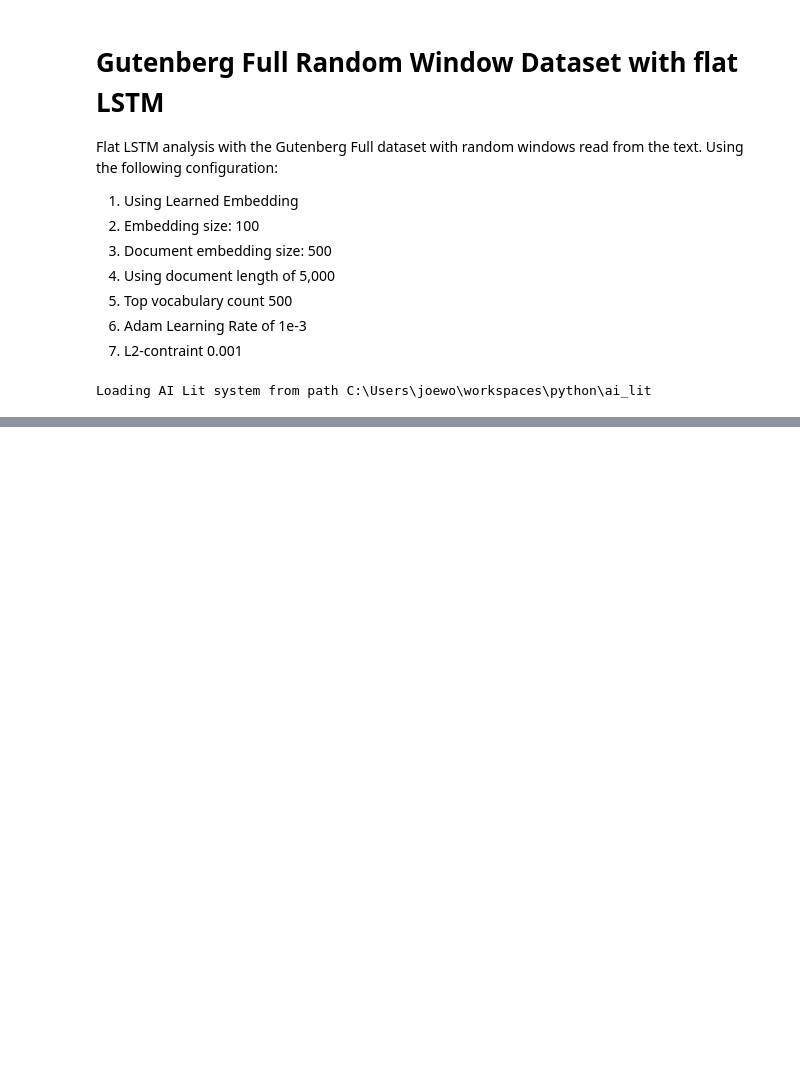
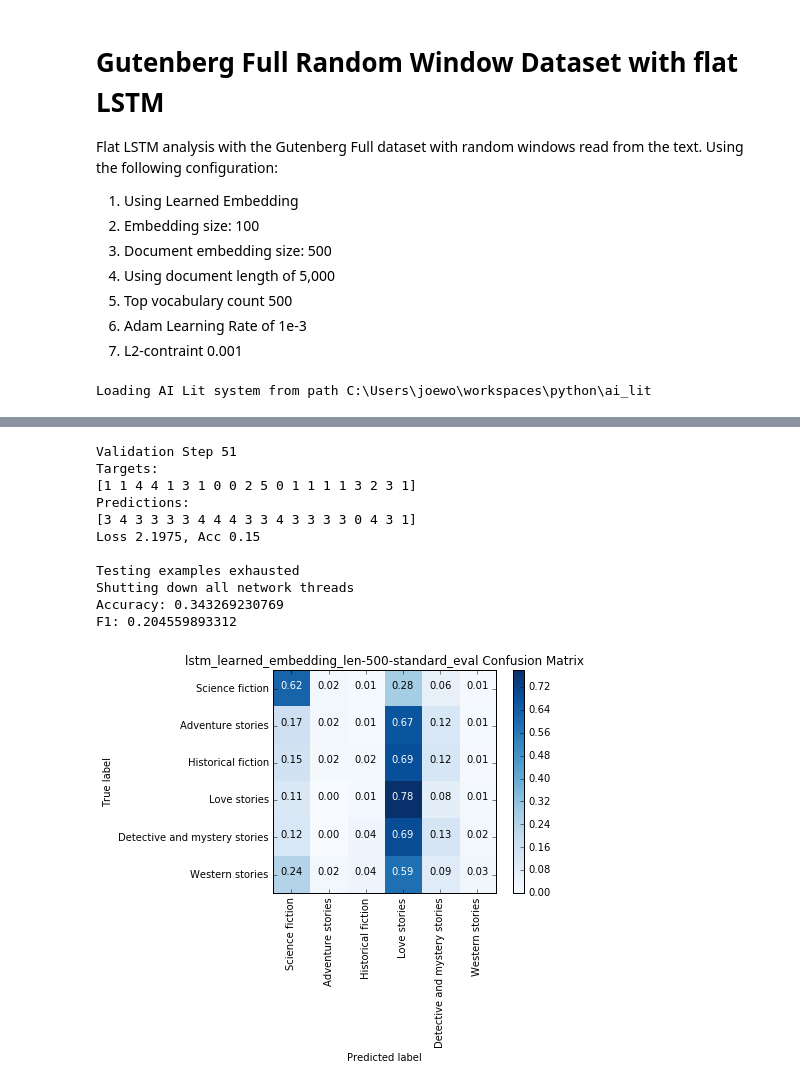
Before and after one commit to joeworsh/ai-lit, a Jupyter notebook: ai_lit/analysis/gutenberg/gb_full_flat_lstm_random_window.ipynb, the cells around one changed output, grey strips where cells are left out. Cells and saved outputs as stored; diff of their text form; code cells hidden in the pictures; blank space fills up the shorter version.

```diff
--- a/ai_lit/analysis/gutenberg/gb_full_flat_lstm_random_window.ipynb
+++ b/ai_lit/analysis/gutenberg/gb_full_flat_lstm_random_window.ipynb
@@ -50,3 +43,29 @@ Shutting down all network threads
 Accuracy: 0.422096153846
 F1: 0.346994452611
 [figure]
+# %%
+# use the flags imported from the univserity and the model to set the configuration
+tf.flags.FLAGS.document_length = 5000
+tf.flags.FLAGS.vocab_count = 5000
+tf.flags.FLAGS.word_embedding_size=100
+tf.flags.FLAGS.doc_embedding_size=500
+
+dataset_wkspc = os.path.join(ai_lit_path, 'workspace', 'gb_input')
+training_wkspc = os.path.join(ai_lit_path, 'workspace', 'gutenberg_random_window')
+model_name = 'lstm_learned_embedding_len-500'
+evaluation_name = 'standard_eval'
+univ = gb_full_flat_lstm.GbFullFlatLstmUniversity(model_name, training_wkspc, dataset_wkspc, text_window=TextWindow.random)
+accuracy, f1, cm = analysis_util.train_and_evaluate(univ, model_name, evaluation_name)
+# %% [output]
+Validation Step 51
+Targets:
+[1 1 4 4 1 3 1 0 0 2 5 0 1 1 1 1 3 2 3 1]
+Predictions:
+[3 4 3 3 3 3 4 4 4 3 3 4 3 3 3 3 0 4 3 1]
+Loss 2.1975, Acc 0.15
+
+Testing examples exhausted
+Shutting down all network threads
+Accuracy: 0.343269230769
+F1: 0.204559893312
+[figure, added]
```
Also changed, not shown: parts of 1 cell of this notebook, 7 other files.
